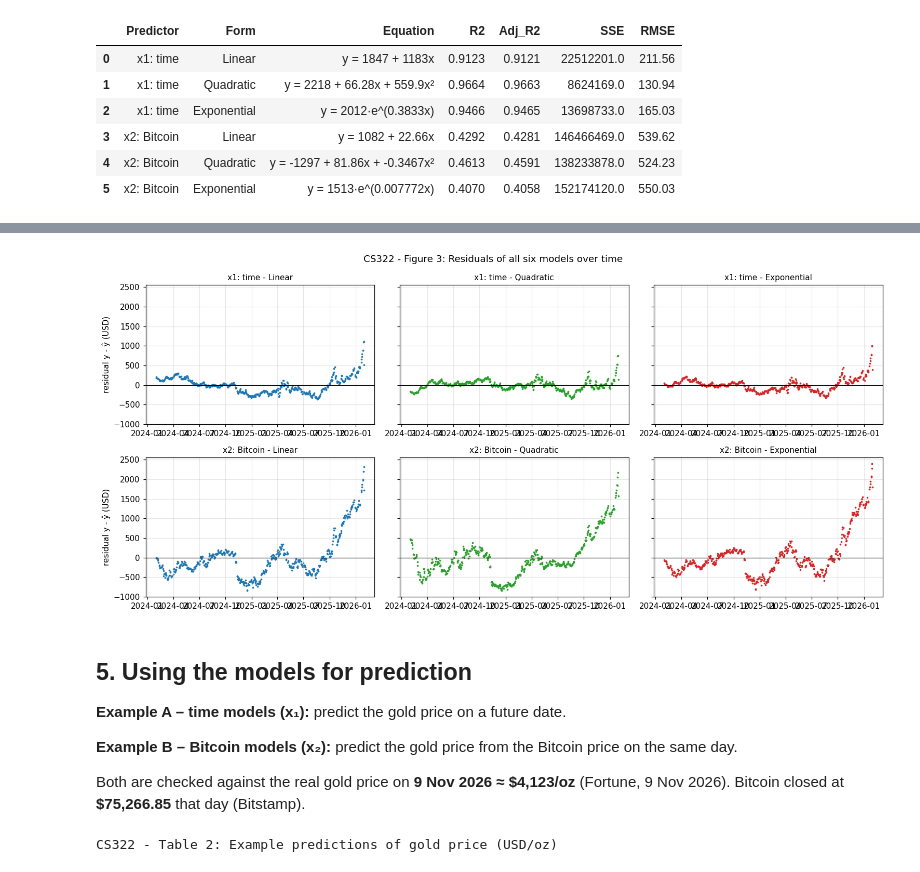
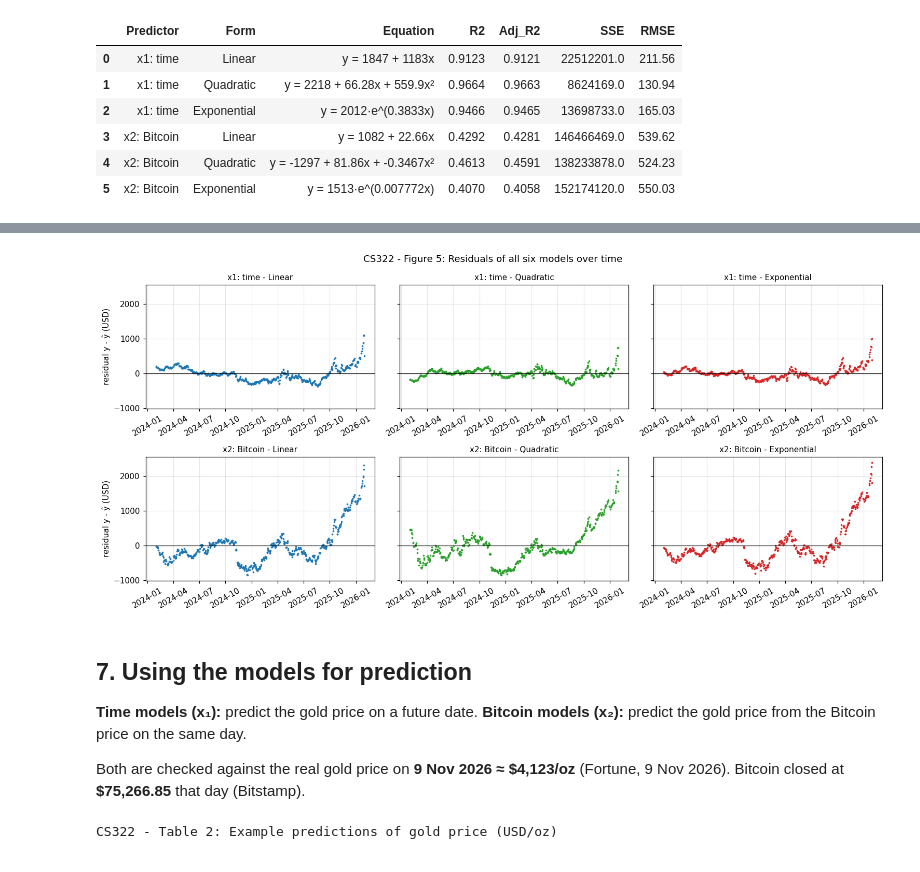
Before and after one commit to Jamevit/Gold_prediction_Project, a Jupyter notebook: gold_least_squares_regression.ipynb, the cells around one changed output, grey strips where cells are left out. Saved outputs shown, nothing was run; the diff lists cells and outputs as text; code cells hidden in the pictures.

```diff
--- a/gold_least_squares_regression.ipynb
+++ b/gold_least_squares_regression.ipynb
@@ -161,0 +266,4 @@ CS322 - Table 1: Least-squares fits of gold price (n = 503)
+# %%
+for name in analyses:
+    best = results[results['Predictor'] == name].sort_values('Adj_R2', ascending=False).iloc[0]
+    print(f'Best form for {name}: {best["Form"]}  (adj R² = {best["Adj_R2"]:.4f}, RMSE = {best["RMSE"]:.2f})')
@@ -162,12 +273,14 @@ CS322 - Table 1: Least-squares fits of gold price (n = 503)
 # %%
-fig, ax = plt.subplots(figsize=(10, 5))
-d = analyses['x1: time']
-ax.scatter(d['x'], y, s=3, color='grey', alpha=0.5, label='Data')
-xs = np.linspace(d['x'].min(), d['x'].max(), 400)
-for form in FORMS:
-    r2 = results.query('Predictor == "x1: time" and Form == @form')['R2'].item()
-    ax.plot(xs, models[('x1: time', form)](xs), color=COLORS[form], lw=2, label=f'{form}  (R² = {r2:.3f})')
-ax.set_xlabel(d['xlabel']); ax.set_ylabel('y = gold close (USD/oz)')
-ax.set_title('CS322 - Figure 1: Gold price vs time with least-squares fits'); ax.legend()
-fig.savefig('CS322_fig1_time.png', bbox_inches='tight'); plt.show()
+fig, axes = plt.subplots(1, 2, figsize=(14, 5))
+for ax, (name, d) in zip(axes, analyses.items()):
+    sc = ax.scatter(d['x'], y, s=4, c=df['Date'].dt.year, cmap='viridis', alpha=0.6)
+    xs = np.linspace(d['x'].min(), d['x'].max(), 400)
+    for form in FORMS:
+        r2 = results.query('Predictor == @name and Form == @form')['R2'].item()
+        ax.plot(xs, models[(name, form)](xs), color=COLORS[form], lw=2, label=f'{form}  (R² = {r2:.3f})')
+    ax.set_xlabel(d['xlabel']); ax.set_ylabel('y = gold close (USD/oz)')
+    ax.set_title(name); ax.legend(loc='upper left')
+plt.colorbar(sc, ax=axes, label='year')
+fig.suptitle('CS322 - Figure 4: All three least-squares fits compared')
+fig.savefig('CS322_fig4_comparison.png', bbox_inches='tight'); plt.show()
 # %% [output]
@@ -175,12 +287,0 @@ fig.savefig('CS322_fig1_time.png', bbox_inches='tight'); plt.show()
-# %%
-fig, ax = plt.subplots(figsize=(10, 5.5))
-d = analyses['x2: Bitcoin']
-sc = ax.scatter(d['x'], y, s=4, c=df['Date'].dt.year, cmap='viridis', alpha=0.7)
-plt.colorbar(sc, ax=ax, label='year')
-xs = np.linspace(d['x'].min(), d['x'].max(), 400)
-for form in FORMS:
-    r2 = results.query('Predictor == "x2: Bitcoin" and Form == @form')['R2'].item()
-    ax.plot(xs, models[('x2: Bitcoin', form)](xs), color=COLORS[form], lw=2, label=f'{form}  (R² = {r2:.3f})')
-ax.set_xlabel(d['xlabel']); ax.set_ylabel('y = gold close (USD/oz)')
-ax.set_title('CS322 - Figure 2: Gold price vs Bitcoin price with least-squares fits'); ax.legend(loc='upper left')
-fig.savefig('CS322_fig2_bitcoin.png', bbox_inches='tight'); plt.show()
@@ -189,20 +288,20 @@ fig.savefig('CS322_fig2_bitcoin.png', bbox_inches='tight'); plt.show()
 # %%
 fig, axes = plt.subplots(2, 3, figsize=(14, 6.5), sharey=True)
 for row, name in zip(axes, analyses):
     for ax, form in zip(row, FORMS):
         ax.scatter(df['Date'], y - models[(name, form)](analyses[name]['x']), s=2, color=COLORS[form])
         ax.axhline(0, color='black', lw=0.8); ax.set_title(f'{name} - {form}', fontsize=10)
+        ax.tick_params(axis='x', labelrotation=30)
     row[0].set_ylabel('residual y - ŷ (USD)')
-fig.suptitle('CS322 - Figure 3: Residuals of all six models over time')
-fig.tight_layout(); fig.savefig('CS322_fig3_residuals.png', bbox_inches='tight'); plt.show()
+fig.suptitle('CS322 - Figure 5: Residuals of all six models over time')
+fig.tight_layout(); fig.savefig('CS322_fig5_residuals.png', bbox_inches='tight'); plt.show()
 # %% [output]
-[figure, old version]
+[figure, new version]
 # %% [markdown]
-## 5. Using the models for prediction
+## 7. Using the models for prediction
 
-**Example A – time models (x₁):** predict the gold price on a future date.
-
-**Example B – Bitcoin models (x₂):** predict the gold price from the Bitcoin price on the same day.
+**Time models (x₁):** predict the gold price on a future date.
+**Bitcoin models (x₂):** predict the gold price from the Bitcoin price on the same day.
 
 Both are checked against the real gold price on **9 Nov 2026 ≈ \$4,123/oz** (Fortune, 9 Nov 2026). Bitcoin closed at **\$75,266.85** that day (Bitstamp).
 # %%
```
Also changed, not shown: parts of 25 cells of this notebook, 18 other files.
